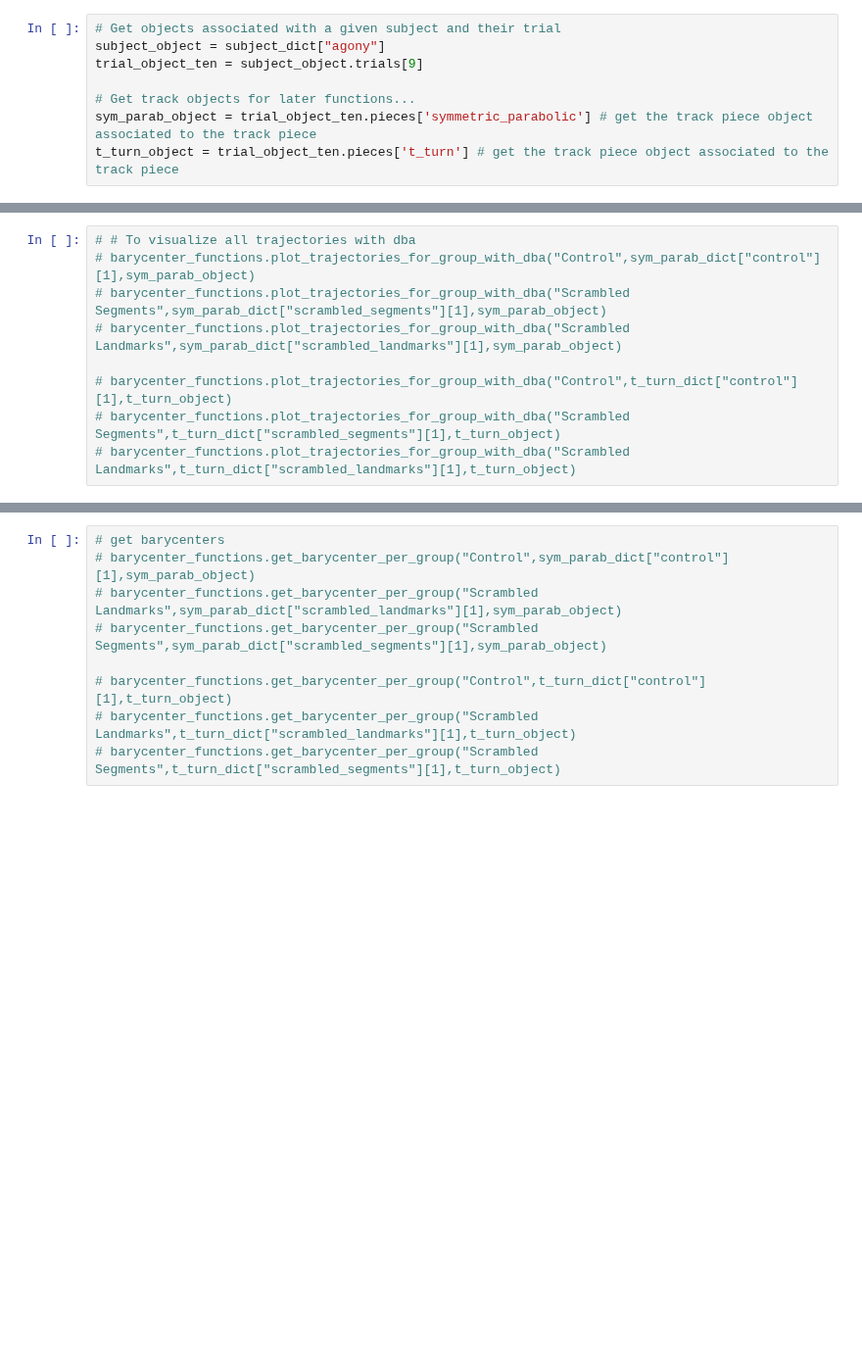
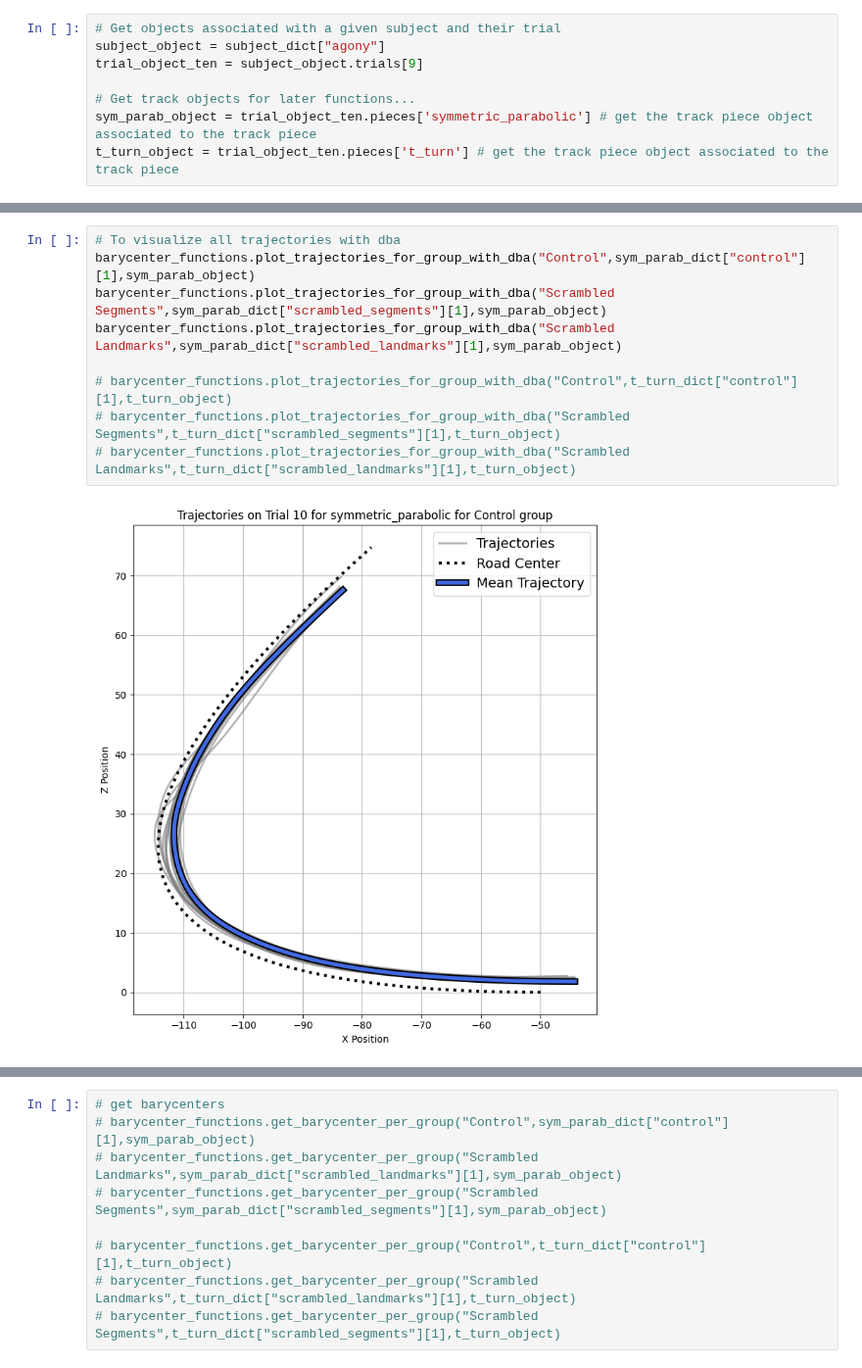
Before and after one commit to GraceRoessling/driving_exp_1_analyses, a Jupyter notebook: experiment_analyses/jupyter_notebooks/barycenter_fog_segment_analysis.ipynb, the cells around one changed output, grey strips where cells are left out. Shown at 98% size. Drawn from its saved outputs; the diff is of its cells as text; blank space fills up the shorter version.

```diff
--- a/experiment_analyses/jupyter_notebooks/barycenter_fog_segment_analysis.ipynb
+++ b/experiment_analyses/jupyter_notebooks/barycenter_fog_segment_analysis.ipynb
@@ -53,9 +55,11 @@ t_turn_object = trial_object_ten.pieces['t_turn'] # get the track piece object a
 # %%
-# # To visualize all trajectories with dba
-# barycenter_functions.plot_trajectories_for_group_with_dba("Control",sym_parab_dict["control"][1],sym_parab_object)
-# barycenter_functions.plot_trajectories_for_group_with_dba("Scrambled Segments",sym_parab_dict["scrambled_segments"][1],sym_parab_object)
-# barycenter_functions.plot_trajectories_for_group_with_dba("Scrambled Landmarks",sym_parab_dict["scrambled_landmarks"][1],sym_parab_object)
+# To visualize all trajectories with dba
+barycenter_functions.plot_trajectories_for_group_with_dba("Control",sym_parab_dict["control"][1],sym_parab_object)
+barycenter_functions.plot_trajectories_for_group_with_dba("Scrambled Segments",sym_parab_dict["scrambled_segments"][1],sym_parab_object)
+barycenter_functions.plot_trajectories_for_group_with_dba("Scrambled Landmarks",sym_parab_dict["scrambled_landmarks"][1],sym_parab_object)
 
 # barycenter_functions.plot_trajectories_for_group_with_dba("Control",t_turn_dict["control"][1],t_turn_object)
 # barycenter_functions.plot_trajectories_for_group_with_dba("Scrambled Segments",t_turn_dict["scrambled_segments"][1],t_turn_object)
 # barycenter_functions.plot_trajectories_for_group_with_dba("Scrambled Landmarks",t_turn_dict["scrambled_landmarks"][1],t_turn_object)
+# %% [output]
+[figure, added]
```
Also changed, not shown: parts of 4 cells of this notebook, 1 other file.
